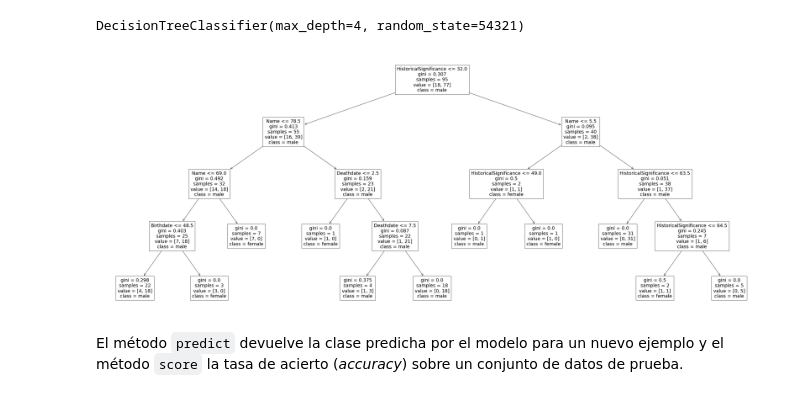
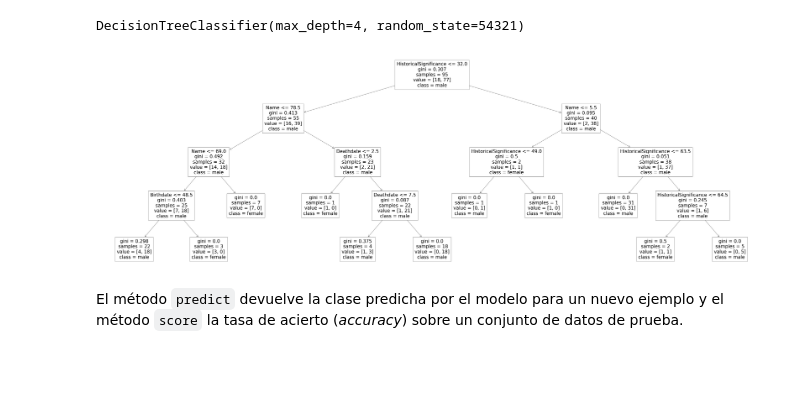
Before and after one commit to MRomalde/IA_Trabajo, a Jupyter notebook: Proyecto.ipynb, the cells around one changed output. Saved outputs shown, nothing was run; the diff lists cells and outputs as text; code cells hidden in the pictures; blank space fills up the shorter version.

```diff
--- a/Proyecto.ipynb
+++ b/Proyecto.ipynb
@@ -246,12 +228,12 @@ DecisionTreeClassifier(max_depth=4, random_state=54321)
 # %%
 from matplotlib import pyplot
 # %%
-pyplot.figure(figsize=(50, 20))  # Anchura y altura del gráfico
+pyplot.figure(figsize=(90, 30))  # Anchura y altura del gráfico
 árbol = tree.plot_tree(clasif_CART,
                        feature_names=nodos.columns[:-1],
                        class_names=codificador_objetivo.classes_)
 # %% [output]
-[figure, old version]
+[figure, new version]
 # %% [markdown]
 El método `predict` devuelve la clase predicha por el modelo para un nuevo ejemplo y el método `score` la tasa de acierto (_accuracy_) sobre un conjunto de datos de prueba.
 # %%
```
Also changed, not shown: parts of 47 cells of this notebook.
